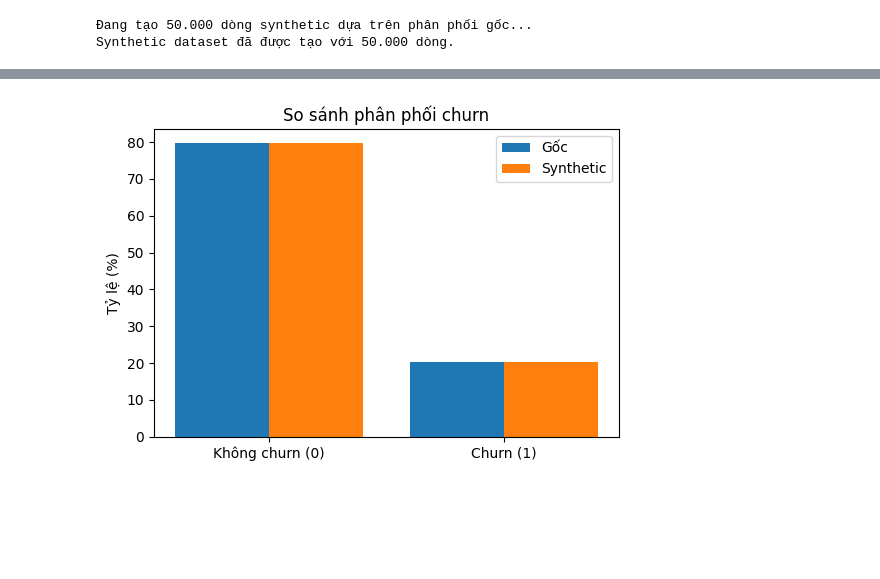
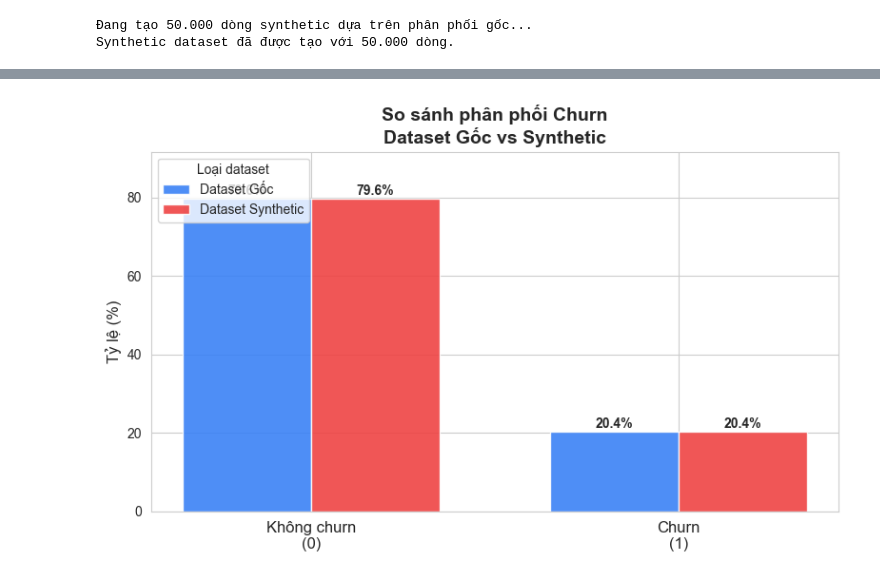
Before and after one commit to phamhue18102001-maker/Customer_Churn_Prediction, a Jupyter notebook: Data_Generation.ipynb, the cells around one changed output, grey strips where cells are left out. Saved outputs shown, nothing was run; the diff lists cells and outputs as text; code cells hidden in the pictures; blank space fills up the shorter version.

```diff
--- a/Data_Generation.ipynb
+++ b/Data_Generation.ipynb
@@ -103,26 +251,62 @@ Các cột hiện có:
 # %%
 # ====================== 6. KIỂM TRA PHÂN PHỐI CHURN ======================
-print("\nSo sánh phân phối biến Exited (churn):")
+print("\n" + "="*60)
+print("🔍 SO SÁNH PHÂN PHỐI BIẾN Exited (Churn)")
+print("="*60)
 
-# Phân phối trong dataset gốc
-orig_dist = base_df['Exited'].value_counts(normalize=True).round(3) * 100
-print("Dataset gốc (%):")
-print(orig_dist)
+# Kiểm tra dataset tồn tại
+if 'base_df' not in globals() or 'df' not in globals():
+    print("❌ Chưa có base_df hoặc df! Vui lòng load dataset trước.")
+else:
+    # Phân phối gốc
+    orig_dist = base_df['Exited'].value_counts(normalize=True).round(4) * 100
+    print(f"📊 Dataset GỐC ({len(base_df):,} mẫu):")
+    print(f"   Không churn (0): {orig_dist.get(0, 0):.2f}%")
+    print(f"   Churn (1):       {orig_dist.get(1, 0):.2f}%")
 
-# Phân phối trong dataset synthetic
-synthetic_dist = df['Exited'].value_counts(normalize=True).round(3) * 100
-print("\nDataset synthetic (%):")
-print(synthetic_dist)
+    # Phân phối synthetic
+    synth_dist = df['Exited'].value_counts(normalize=True).round(4) * 100
+    print(f"\n📊 Dataset SYNTHETIC ({len(df):,} mẫu):")
+    print(f"   Không churn (0): {synth_dist.get(0, 0):.2f}%")
+    print(f"   Churn (1):       {synth_dist.get(1, 0):.2f}%")
 
-# So sánh trực quan
-import matplotlib.pyplot as plt
+    # Kiểm tra độ lệch
+    diff = abs(orig_dist.get(1, 0) - synth_dist.get(1, 0))
+    print(f"\n📉 Độ lệch tỷ lệ churn: {diff:.2f}%")
+    if diff < 1:
+        print("✅ Phân phối churn được bảo tồn rất tốt!")
+    elif diff < 3:
+        print("⚠️  Phân phối khá gần, vẫn chấp nhận được.")
+    else:
+        print("⚠️  Phân phối lệch khá nhiều, nên điều chỉnh lại synthetic.")
 
-plt.figure(figsize=(6,4))
-plt.bar(orig_dist.index - 0.2, orig_dist.values, width=0.4, label='Gốc')
-plt.bar(synthetic_dist.index + 0.2, synthetic_dist.values, width=0.4, label='Synthetic')
-plt.xticks([0,1], ['Không churn (0)', 'Churn (1)'])
-plt.ylabel('Tỷ lệ (%)')
-plt.title('So sánh phân phối churn')
-plt.legend()
-plt.show()
+    # ====================== BIỂU ĐỒ ĐẸP (Seaborn) ======================
+    plt.figure(figsize=(8, 5))
+    sns.set_style("whitegrid")
+
+    x = [0, 1]
+    width = 0.35
+
+    plt.bar([i - width/2 for i in x],
+            [orig_dist.get(0, 0), orig_dist.get(1, 0)],
+            width=width, label='Dataset Gốc', color= '#3b82f6', alpha=0.9)
+
+    plt.bar([i + width/2 for i in x],
+            [synth_dist.get(0, 0), synth_dist.get(1, 0)],
+            width=width, label='Dataset Synthetic', color='#ef4444', alpha=0.9)
+
+    # Hiển thị % trên cột
+    for i, v in enumerate([orig_dist.get(0, 0), orig_dist.get(1, 0)]):
+        plt.text(i - width/2, v + 1, f'{v:.1f}%', ha='center', fontweight='bold')
+    for i, v in enumerate([synth_dist.get(0, 0), synth_dist.get(1, 0)]):
+        plt.text(i + width/2, v + 1, f'{v:.1f}%', ha='center', fontweight='bold')
+
+    plt.xticks([0, 1], ['Không churn\n(0)', 'Churn\n(1)'], fontsize=12)
+    plt.ylabel('Tỷ lệ (%)', fontsize=12)
+    plt.title('So sánh phân phối Churn\nDataset Gốc vs Synthetic', fontsize=14, fontweight='bold')
+    plt.legend(title='Loại dataset', loc='upper left')
+    plt.ylim(0, max(orig_dist.max(), synth_dist.max()) * 1.15)
+
+    plt.tight_layout()
+    plt.show()
 # %% [output]
@@ -141 +326 @@ Name: proportion, dtype: float64
-[figure, old version]
+[figure, new version]
```
Also changed, not shown: parts of 10 cells of this notebook, 16 other files.
